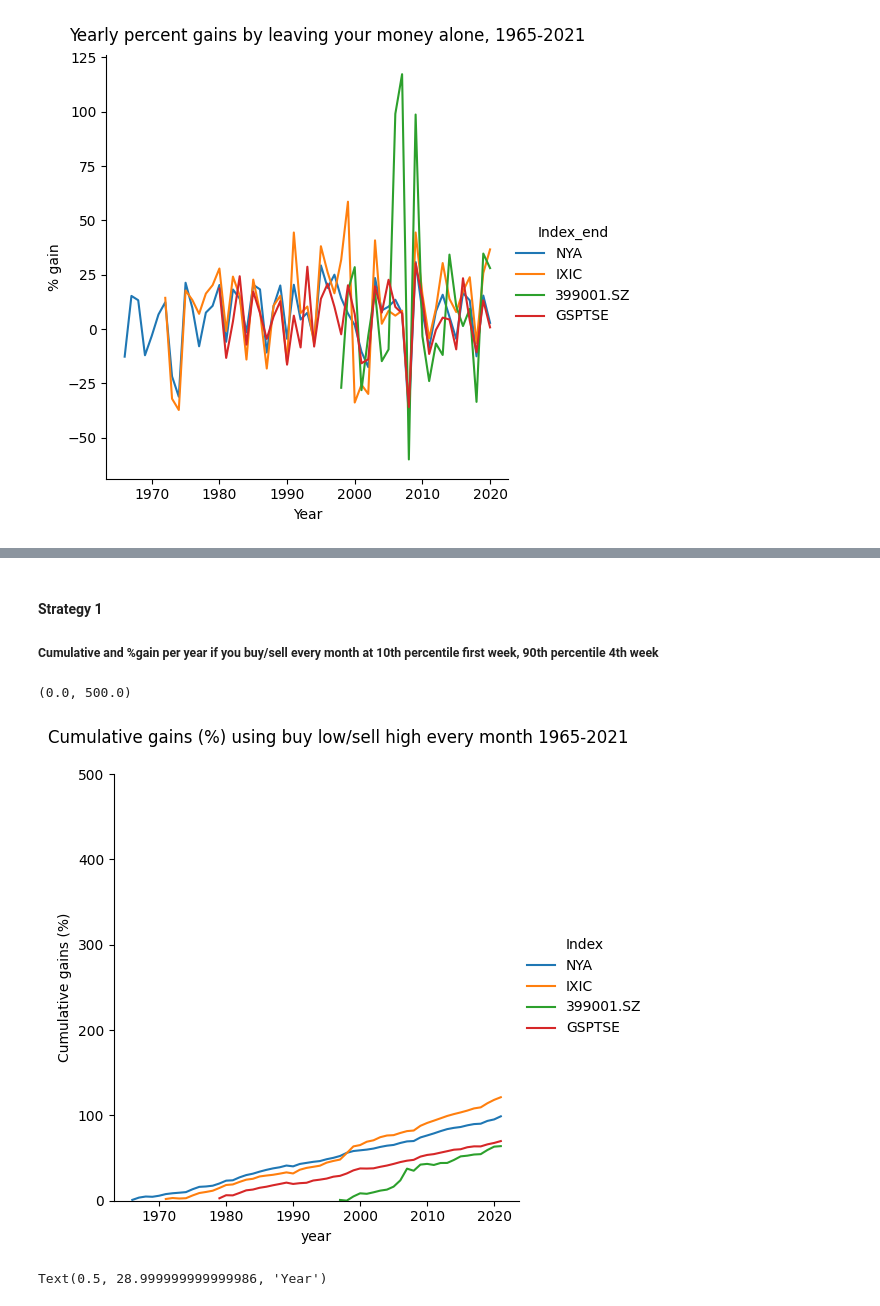
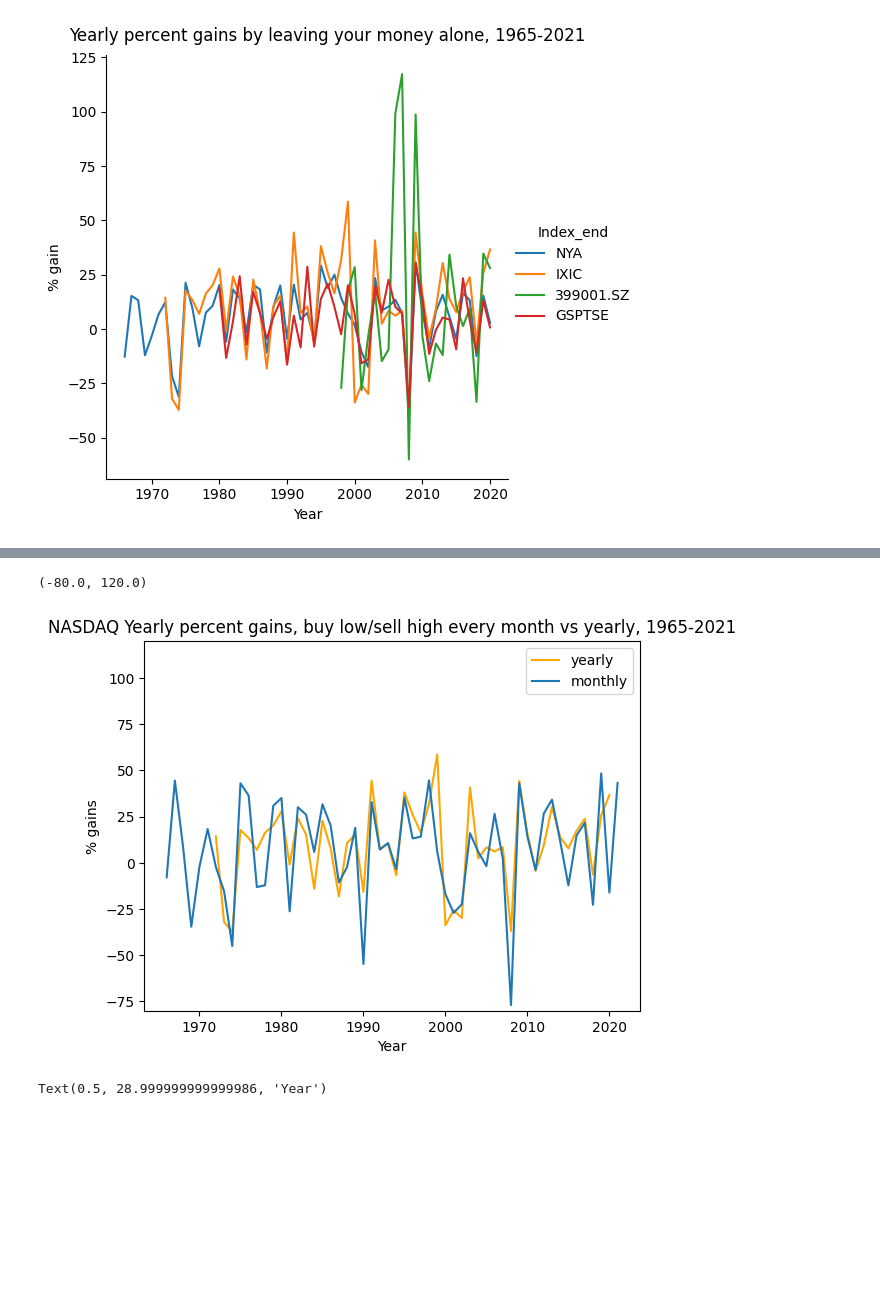
Before and after one commit to Omnomon/DSE200_finalProject, a Jupyter notebook: FinalProject/Final_Project_Fall2025_final.ipynb, the cells around one changed output, grey strips where cells are left out. Drawn from its saved outputs; the diff is of its cells as text; code cells hidden in the pictures; blank space fills up the shorter version.

```diff
--- a/FinalProject/Final_Project_Fall2025_final.ipynb
+++ b/FinalProject/Final_Project_Fall2025_final.ipynb
@@ -462,20 +409,25 @@ Text(0.5, 28.999999999999986, 'Year')
-# %% [markdown]
-#### Strategy 1
-##### Cumulative and %gain per year if you buy/sell every month at 10th percentile first week, 90th percentile 4th week
-# %%
-#cumulative % gain per year, buy/sell every month
-
-g = sns.relplot(buysell_12month.loc[buysell_12month.Index.str.contains('NYA|IXIC|SZ|GSP')], x='Year_end_mean', y='cumsum_strat',
-                hue='Index',
-                hue_order = ['NYA', 'IXIC', '399001.SZ', 'GSPTSE'],
-                kind='line')
-plt.suptitle('Cumulative gains (%) using buy low/sell high every month 1965-2021', y=1.06)
-plt.xlabel('year')
-plt.ylabel('Cumulative gains (%)')
-plt.ylim(0,500)
-# %% [output]
-(0.0, 500.0)
-[figure, removed]
+# %%
+#using buy/sell strategy vs yearly returns risk
+
+g = sns.lineplot(year.loc[year.Index_end.str.contains('IX')], x='Year_end', y='year_pgain',
+                color='orange',
+                label ='yearly'
+                )
+
+buysell_12month['risk'] = buysell_12month['month_pgain_mean'] * 24
+
+sns.lineplot(buysell_12month.loc[buysell_12month.Index.str.contains('NYA')],
+                x='Year_end_mean', y='risk',
+                label = 'monthly'
+               )
+plt.title('NASDAQ Yearly percent gains, buy low/sell high every month vs yearly, 1965-2021')
+plt.ylabel('% gains')
+plt.xlabel('Year')
+plt.ylim(-80,120)
+# plt.ylim(-80,125)
+# %% [output]
+(-80.0, 120.0)
+[figure, added]
 # %%
 #pgain per year using buy/sell strategy by percntile 10/90
 
```
Also changed, not shown: parts of 35 cells of this notebook.
